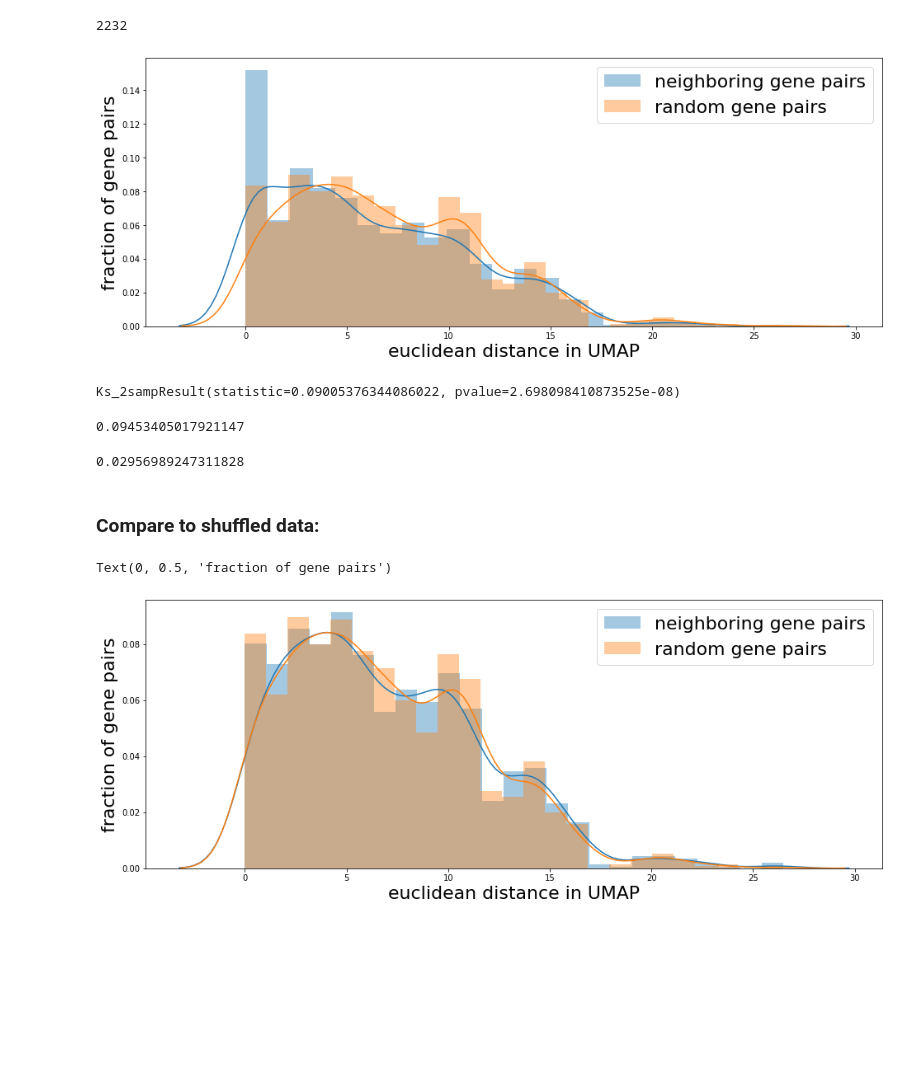
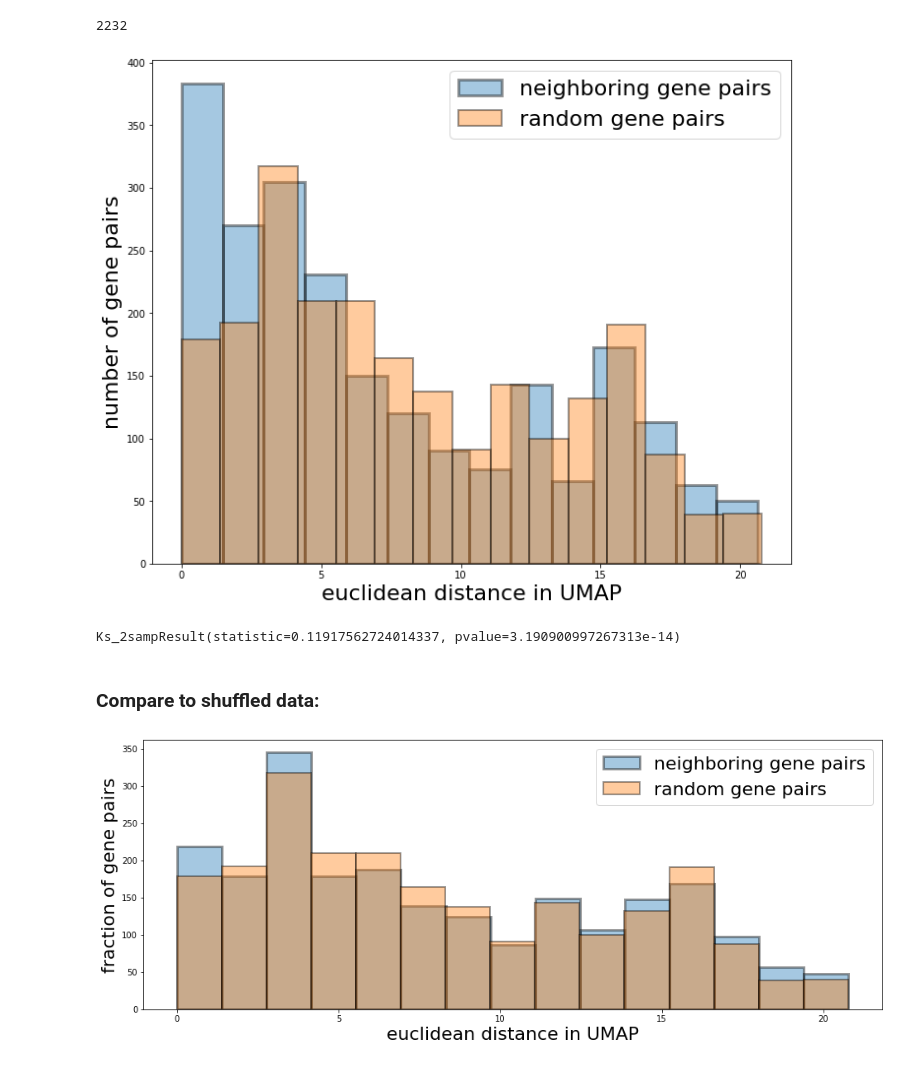
Before and after one commit to ajinich/mtb_tn_db, a Jupyter notebook: code/data_wrangling/genomic_distance_corr.ipynb, the cells around one changed output. Cells and saved outputs as stored; diff of their text form; code cells hidden in the pictures; blank space fills up the shorter version.

Commit message:
umap by screens, other minor changes

```diff
--- a/code/data_wrangling/genomic_distance_corr.ipynb
+++ b/code/data_wrangling/genomic_distance_corr.ipynb
@@ -47,6 +49,5 @@ list_int_rv_id = [int(re.split( 'c|A|B|D' , rv.split('Rv')[1] )[0]) for rv in li
 # %%
-window_size = 3
-list_pairs = [(ind_list[i], ind_list[j]) for i in range(len(ind_list)) for j in range(i+1,len(ind_list))
+list_pairs = [(list_rv_id[i], list_rv_id[j]) for i in range(len(list_rv_id)) for j in range(i+1,len(list_rv_id))
  if np.abs(list_int_rv_id[i] - list_int_rv_id[j]) <= window_size]
 # %%
 len(list_pairs)
@@ -55,7 +56,7 @@ len(list_pairs)
 # %%
 list_dist = []
 for rv_pair in tqdm.tqdm(list_pairs):
-    list_dist.append(umap_distance( list_rv_id[rv_pair[0]], list_rv_id[rv_pair[1]], df))
+    list_dist.append(umap_distance( rv_pair[0], rv_pair[1], df))
 # %%
 num_iter = 2232
 list_dist_rand = []
@@ -63,27 +64,22 @@ for i in range(num_iter):
     rvid_pair = random.sample(list_rv_id, 2)
     list_dist_rand.append(umap_distance( rvid_pair[0], rvid_pair[1], df))
 # %%
-plt.figure(figsize = (16,6))
-sns.distplot(list_dist)
-sns.distplot(list_dist_rand)
+plt.figure(figsize = (10,8))
+sns.distplot(list_dist, kde = False,  hist_kws=dict(edgecolor="k", linewidth=3))
+sns.distplot(list_dist_rand, kde = False,  hist_kws=dict(edgecolor="k", linewidth=2))
+
 plt.legend(['neighboring gene pairs', 'random gene pairs'], fontsize = 22)
 plt.xlabel('euclidean distance in UMAP', fontsize = 22)
-plt.ylabel('fraction of gene pairs', fontsize = 22)
+plt.ylabel('number of gene pairs', fontsize = 22)
+
+plt.tight_layout()
 plt.savefig('../../figures/pairwise_distances/umap_vs_genome_w3.png', dpi=300)
 # %% [output]
-[figure, old version]
+[figure, new version]
 # %%
 ks_2samp(list_dist, list_dist_rand)
 # %% [output]
-Ks_2sampResult(statistic=0.09005376344086022, pvalue=2.698098410873525e-08)
+Ks_2sampResult(statistic=0.11917562724014337, pvalue=3.190900997267313e-14)
-# %%
-len([d for d in list_dist if d<=0.25]) / len(list_dist)
-# %% [output]
-0.09453405017921147
-# %%
-len([d for d in list_dist_rand if d<=0.25]) / len(list_dist)
-# %% [output]
-0.02956989247311828
 # %% [markdown]
 ### Compare to shuffled data:
 # %%
@@ -95,14 +91,13 @@ for rv_pair in tqdm.tqdm(list_pairs):
 # %%
 plt.figure(figsize = (16,6))
-sns.distplot(list_dist_shuffled)
-sns.distplot(list_dist_rand)
+sns.distplot(list_dist_shuffled, kde = False,  hist_kws=dict(edgecolor="k", linewidth=3))
+sns.distplot(list_dist_rand, kde = False,  hist_kws=dict(edgecolor="k", linewidth=2))
 plt.legend(['neighboring gene pairs', 'random gene pairs'], fontsize = 22)
 plt.xlabel('euclidean distance in UMAP', fontsize = 22)
 plt.ylabel('fraction of gene pairs', fontsize = 22)
-# plt.savefig('../../figures/pairwise_distances/umap_vs_genome_w3.png', dpi=300)
+plt.savefig('../../figures/pairwise_distances/umap_vs_genome_w3_RAND.png', dpi=300)
 # %% [output]
-Text(0, 0.5, 'fraction of gene pairs')
-[figure, old version]
+[figure, new version]
 # %%
 ks_2samp(list_dist_shuffled, list_dist_rand)
 # %% [output]
```
Also changed, not shown: parts of 5 cells of this notebook, 9 other files.
